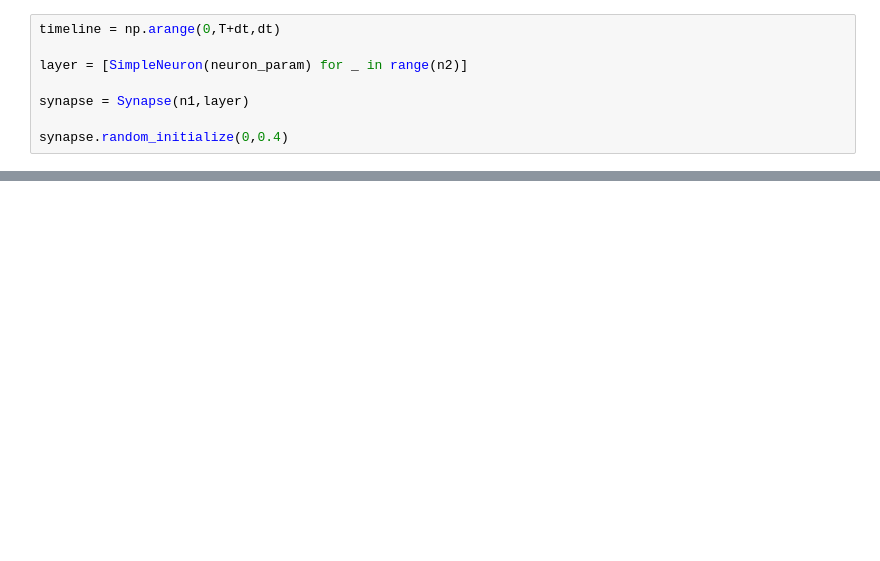
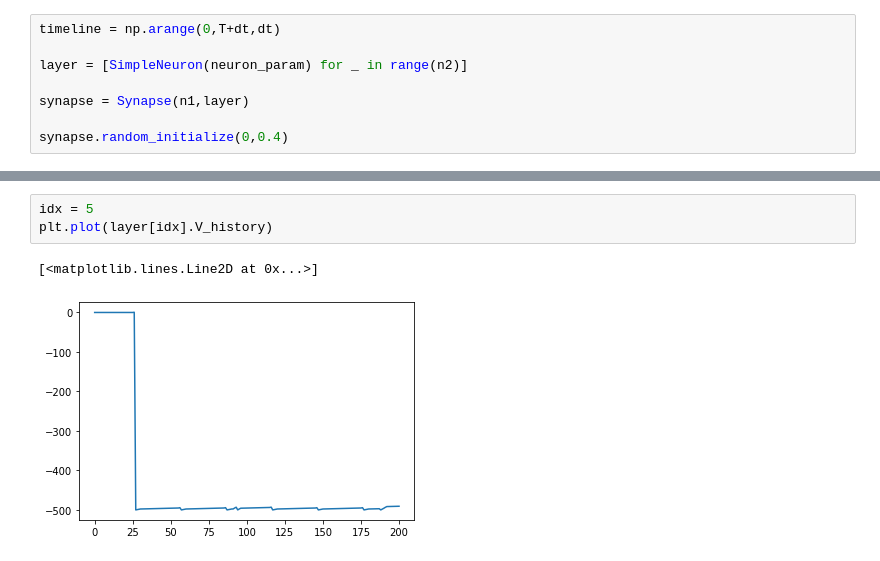
Before and after one commit to tomato1mule/snn_modu2021, a Jupyter notebook: Training/lateral inhibit.ipynb, the cells around one changed output, grey strips where cells are left out. Drawn from its saved outputs; the diff is of its cells as text; blank space fills up the shorter version.

```diff
--- a/Training/lateral inhibit.ipynb
+++ b/Training/lateral inhibit.ipynb
@@ -122,4 +122,10 @@ for epoch in tqdm(range(n_epoch)):
 
         outputs.append(np.array(output_spiketrain).T)
         epoch_output.append(outputs)
+# %%
+idx = 5
+plt.plot(layer[idx].V_history)
+# %% [output]
+[<matplotlib.lines.Line2D at 0x...>]
+[figure, added]
 # %%
```
Also changed, not shown: parts of 5 cells of this notebook, 13 other files.
